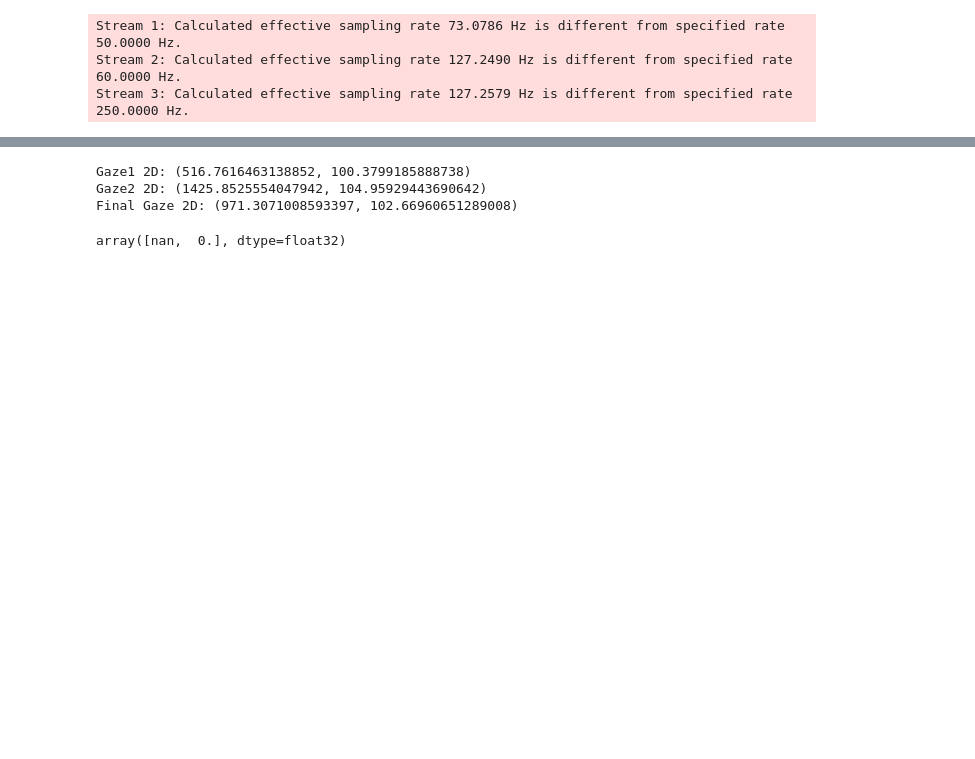
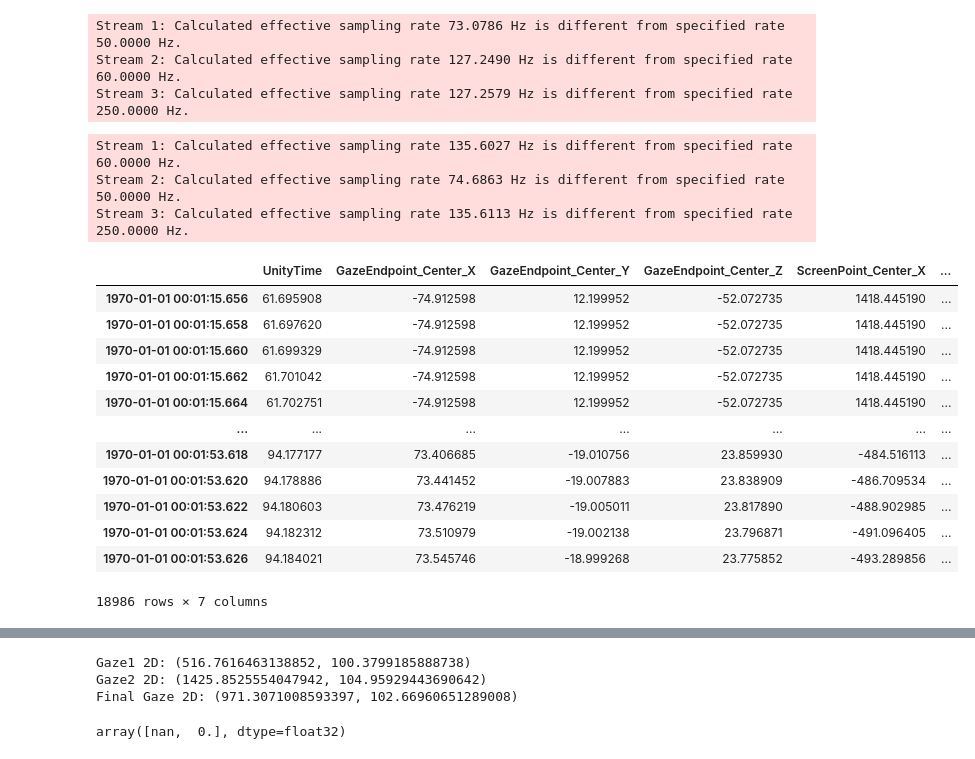
Before and after one commit to Catonpancake/sdphysiology, a Jupyter notebook: videoeyetracking.ipynb, the cells around one changed output, grey strips where cells are left out. Drawn from its saved outputs; the diff is of its cells as text; code cells hidden in the pictures; blank space fills up the shorter version.

Commit message:
new in-unity data is on progress'

```diff
--- a/videoeyetracking.ipynb
+++ b/videoeyetracking.ipynb
@@ -1043,3 +1098,71 @@ Stream 3: Calculated effective sampling rate 127.2579 Hz is different from speci
+# %%
+import cv2
+import pandas as pd
+import numpy as np
+import neurokit2 as nk
+import Dataloader as dl
+# --- PARAMETERS ---
+# data_path = "pilot2/bnbn_eyetracker.pkl"
+# data_path = "pilot2/testeyetracking_dist.xdf"
+data_path = "pilot2/testz/block_0115.xdf"
+
+scenes = ["Practice", "ElevatorTest", "Elevator1","Outside", "Hallway", "Elevator2", "Hall"]
+data = nk.read_xdf(data_path)
+data = data[0][['Scene', 'UnityTime', 'HitStatus_Right', 'AgentNumber_Right',
+       'Distance_Right', 'AgentHit_Right', 'GazeEndpoint_Right_X',
+       'GazeEndpoint_Right_Y', 'GazeEndpoint_Right_Z', 'ScreenPoint_Right_X',
+       'ScreenPoint_Right_Y', 'HitStatus_Left', 'AgentNumber_Left',
+       'Distance_Left', 'AgentHit_Left', 'GazeEndpoint_Left_X',
+       'GazeEndpoint_Left_Y', 'GazeEndpoint_Left_Z', 'ScreenPoint_Left_X',
+       'ScreenPoint_Left_Y', 'HitStatus_Center', 'AgentNumber_Center',
+       'Distance_Center', 'AgentHit_Center', 'GazeEndpoint_Center_X',
+       'GazeEndpoint_Center_Y', 'GazeEndpoint_Center_Z',
+       'ScreenPoint_Center_X', 'ScreenPoint_Center_Y', 'Convergence_Distance',
+       'validL', 'validR', 'gazeoriginL_X', 'gazeoriginL_Y', 'gazeoriginL_Z',
+       'gazeoriginR_X', 'gazeoriginR_Y', 'gazeoriginR_Z', 'gazeL_X', 'gazeL_Y',
+       'gazeL_Z', 'gazeR_X', 'gazeR_Y', 'gazeR_Z', 'pupilL', 'pupilR',
+       'eye_opennessL', 'eye_opennessR', 'pupilLSensorPosL_X',
+       'pupilLSensorPosL_Y', 'pupilLSensorPosL_Z', 'pupilLSensorPosR_X',
+       'pupilLSensorPosR_Y', 'pupilLSensorPosR_Z', 'convergence_distance_mm',
+       'convergence_distance_validity']]
+
+mapping = {
+        0: "Start",
+        1: "Practice",
+        2: "ElevatorTest",
+        3: "Elevator1",
+        4: "Outside",
+        5: "Hallway",
+        6: "Elevator2",
+        7: "Hall",
+        8: "End"
+        }
+
+#         # Replace values in the column
+data['Scene'] = data['Scene'].map(mapping)
+data.dropna(inplace=True)
+# %% [output]
+Stream 1: Calculated effective sampling rate 135.6027 Hz is different from specified rate 60.0000 Hz.
+Stream 2: Calculated effective sampling rate 74.6863 Hz is different from specified rate 50.0000 Hz.
+Stream 3: Calculated effective sampling rate 135.6113 Hz is different from specified rate 250.0000 Hz.
+# %%
+data[data['Scene']=="Outside"][['UnityTime', 'GazeEndpoint_Center_X',
+       'GazeEndpoint_Center_Y', 'GazeEndpoint_Center_Z',
+       'ScreenPoint_Center_X', 'ScreenPoint_Center_Y', 'Convergence_Distance']]
+# %% [output]
+|  | UnityTime | GazeEndpoint_Center_X | GazeEndpoint_Center_Y | GazeEndpoint_Center_Z | ScreenPoint_Center_X | ... |
+| 1970-01-01 00:01:15.656 | 61.695908 | -74.912598 | 12.199952 | -52.072735 | 1418.445190 | ... |
+| 1970-01-01 00:01:15.658 | 61.697620 | -74.912598 | 12.199952 | -52.072735 | 1418.445190 | ... |
+| 1970-01-01 00:01:15.660 | 61.699329 | -74.912598 | 12.199952 | -52.072735 | 1418.445190 | ... |
+| 1970-01-01 00:01:15.662 | 61.701042 | -74.912598 | 12.199952 | -52.072735 | 1418.445190 | ... |
+| 1970-01-01 00:01:15.664 | 61.702751 | -74.912598 | 12.199952 | -52.072735 | 1418.445190 | ... |
+| ... | ... | ... | ... | ... | ... | ... |
+| 1970-01-01 00:01:53.618 | 94.177177 | 73.406685 | -19.010756 | 23.859930 | -484.516113 | ... |
+| 1970-01-01 00:01:53.620 | 94.178886 | 73.441452 | -19.007883 | 23.838909 | -486.709534 | ... |
+| 1970-01-01 00:01:53.622 | 94.180603 | 73.476219 | -19.005011 | 23.817890 | -488.902985 | ... |
+| 1970-01-01 00:01:53.624 | 94.182312 | 73.510979 | -19.002138 | 23.796871 | -491.096405 | ... |
+| 1970-01-01 00:01:53.626 | 94.184021 | 73.545746 | -18.999268 | 23.775852 | -493.289856 | ... |
+18986 rows × 7 columns
 # %%
 
 # data.rename(columns={'scene':'Scene'}, inplace=True)
```
Also changed, not shown: parts of 4 cells of this notebook.
